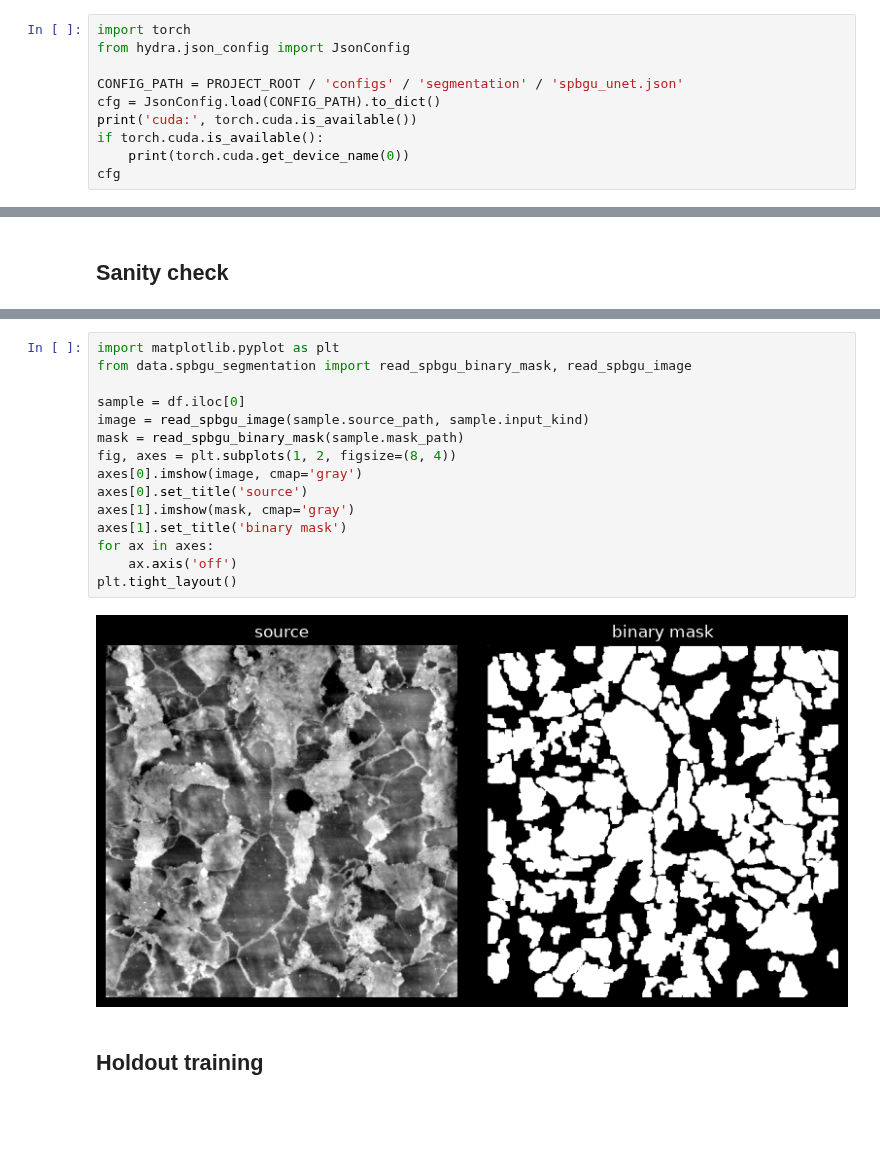
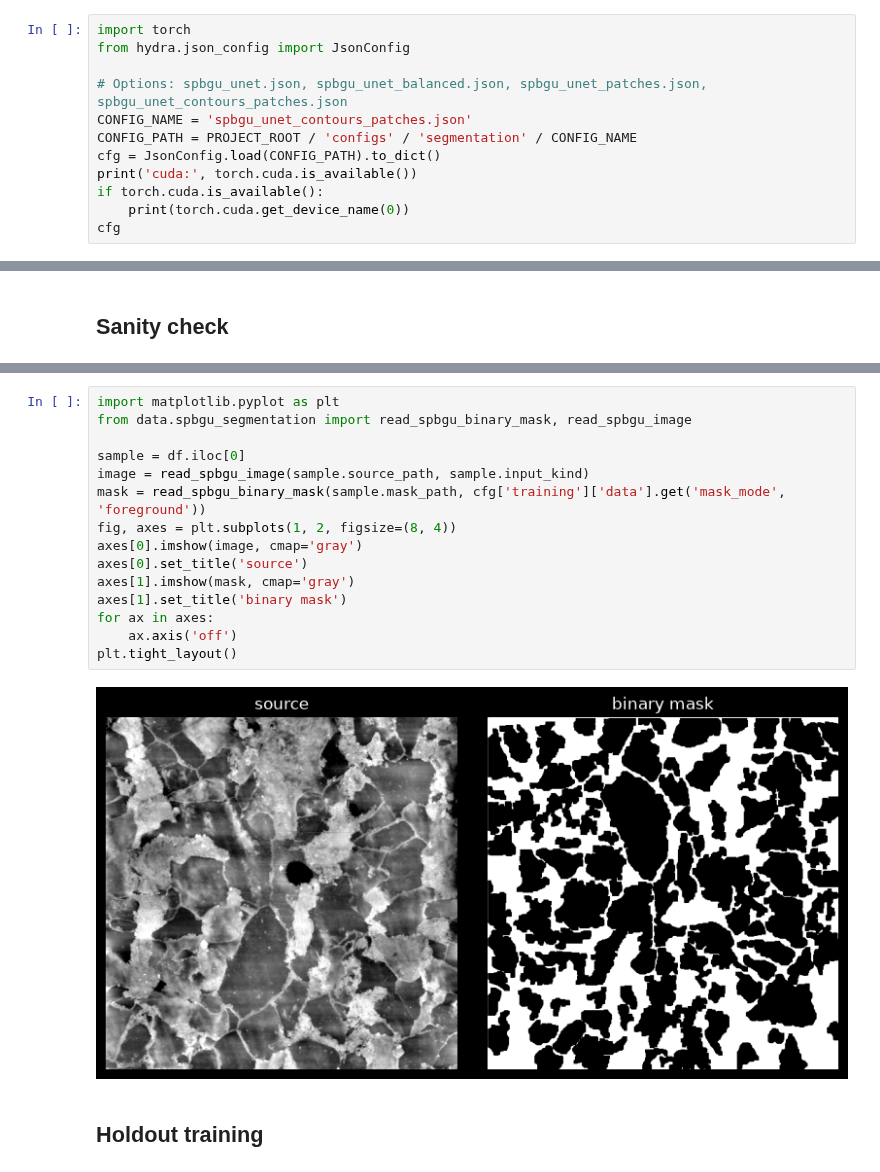
Before and after one commit to Toxele/EAI-students, a Jupyter notebook: notebooks/spbgu_unet_experiments/spbgu_unet_pipeline.ipynb, the cells around one changed output, grey strips where cells are left out. Cells and saved outputs as stored; diff of their text form; blank space fills up the shorter version.

Commit message:
feat: unet structure update

```diff
--- a/notebooks/spbgu_unet_experiments/spbgu_unet_pipeline.ipynb
+++ b/notebooks/spbgu_unet_experiments/spbgu_unet_pipeline.ipynb
@@ -30,7 +36,9 @@ D:\Nornikel-2026-Shlif-Case
 import torch
 from hydra.json_config import JsonConfig
 
-CONFIG_PATH = PROJECT_ROOT / 'configs' / 'segmentation' / 'spbgu_unet.json'
+# Options: spbgu_unet.json, spbgu_unet_balanced.json, spbgu_unet_patches.json, spbgu_unet_contours_patches.json
+CONFIG_NAME = 'spbgu_unet_contours_patches.json'
+CONFIG_PATH = PROJECT_ROOT / 'configs' / 'segmentation' / CONFIG_NAME
 cfg = JsonConfig.load(CONFIG_PATH).to_dict()
 print('cuda:', torch.cuda.is_available())
 if torch.cuda.is_available():
@@ -97,20 +151,20 @@ dtype: int64
 # %%
 import matplotlib.pyplot as plt
 from data.spbgu_segmentation import read_spbgu_binary_mask, read_spbgu_image
 
 sample = df.iloc[0]
 image = read_spbgu_image(sample.source_path, sample.input_kind)
-mask = read_spbgu_binary_mask(sample.mask_path)
+mask = read_spbgu_binary_mask(sample.mask_path, cfg['training']['data'].get('mask_mode', 'foreground'))
 fig, axes = plt.subplots(1, 2, figsize=(8, 4))
 axes[0].imshow(image, cmap='gray')
 axes[0].set_title('source')
 axes[1].imshow(mask, cmap='gray')
 axes[1].set_title('binary mask')
 for ax in axes:
     ax.axis('off')
 plt.tight_layout()
 # %% [output]
-[figure, old version]
+[figure, new version]
 # %% [markdown]
 ## Holdout training
 # %%
```
Also changed, not shown: parts of 11 cells of this notebook, 7 other files.
